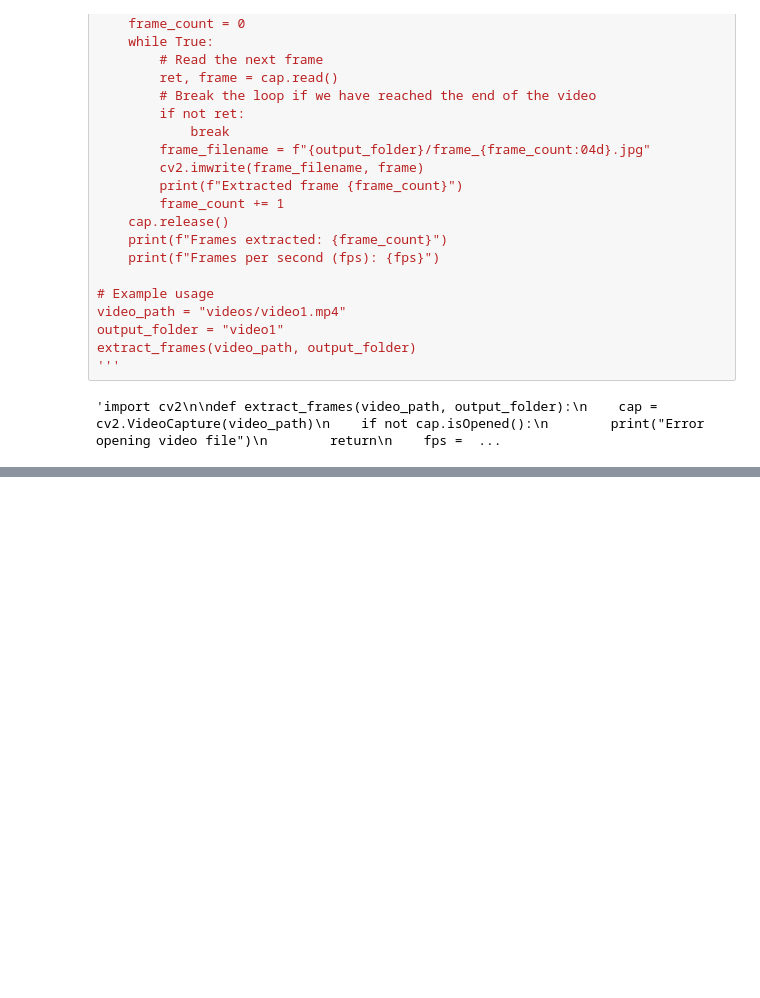
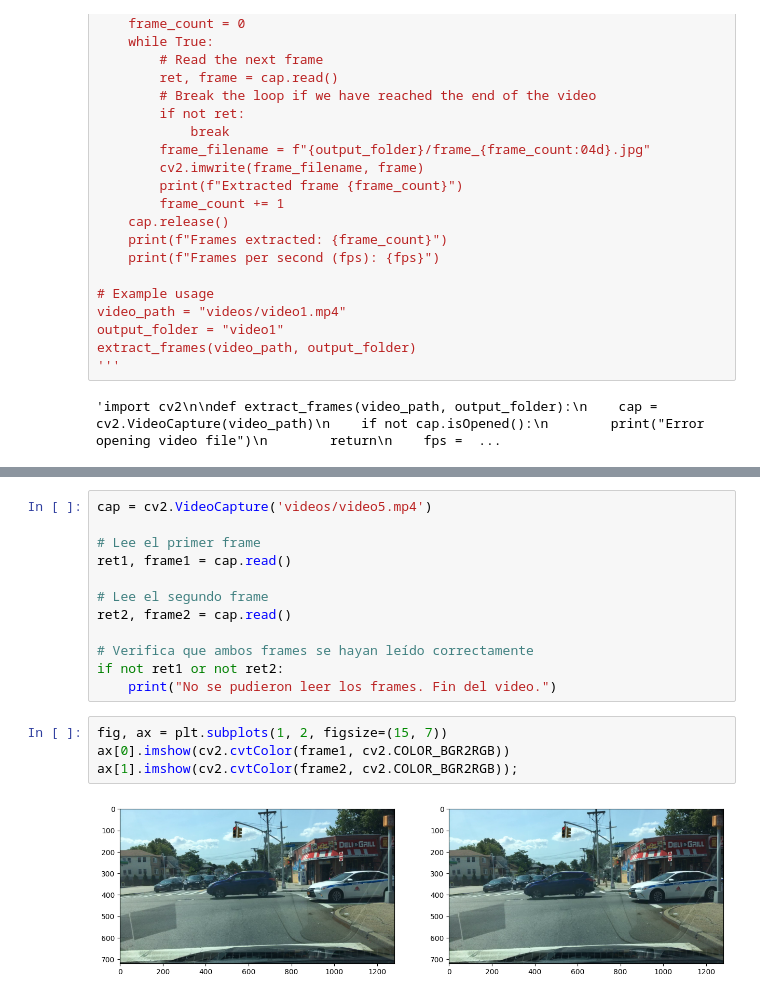
Before and after one commit to DiegoCastr00/DrivingDetection, a Jupyter notebook: Objetos.ipynb, the cells around one changed output, grey strips where cells are left out. Cells and saved outputs as stored; diff of their text form; blank space fills up the shorter version.

```diff
--- a/Objetos.ipynb
+++ b/Objetos.ipynb
@@ -115,0 +130,18 @@ cv2.destroyAllWindows()
+# %%
+cap = cv2.VideoCapture('videos/video5.mp4')
+
+# Lee el primer frame
+ret1, frame1 = cap.read()
+
+# Lee el segundo frame
+ret2, frame2 = cap.read()
+
+# Verifica que ambos frames se hayan leído correctamente
+if not ret1 or not ret2:
+    print("No se pudieron leer los frames. Fin del video.")
+# %%
+fig, ax = plt.subplots(1, 2, figsize=(15, 7))
+ax[0].imshow(cv2.cvtColor(frame1, cv2.COLOR_BGR2RGB))
+ax[1].imshow(cv2.cvtColor(frame2, cv2.COLOR_BGR2RGB));
+# %% [output]
+[figure, added]
```
Also changed, not shown: parts of 13 cells of this notebook, 1 other file.
